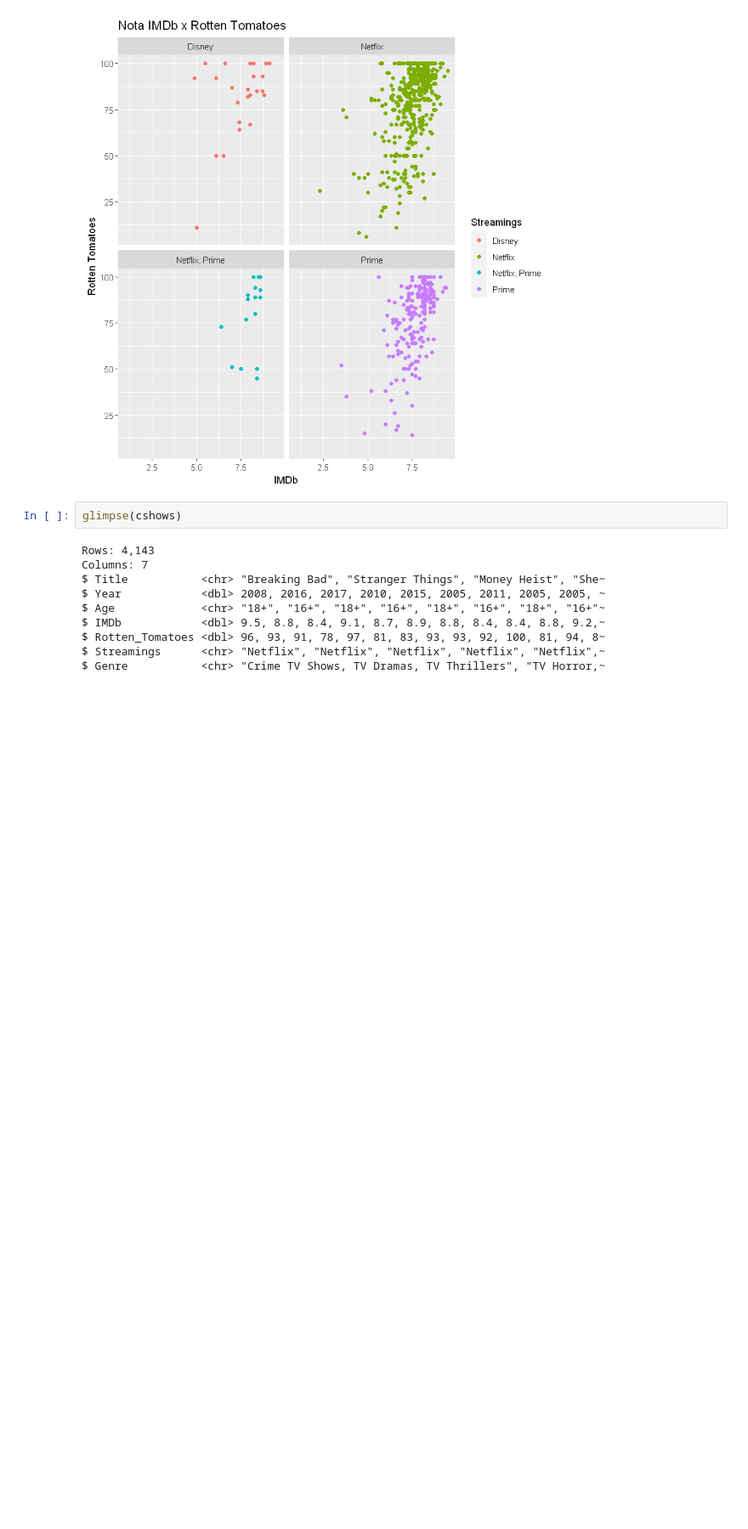
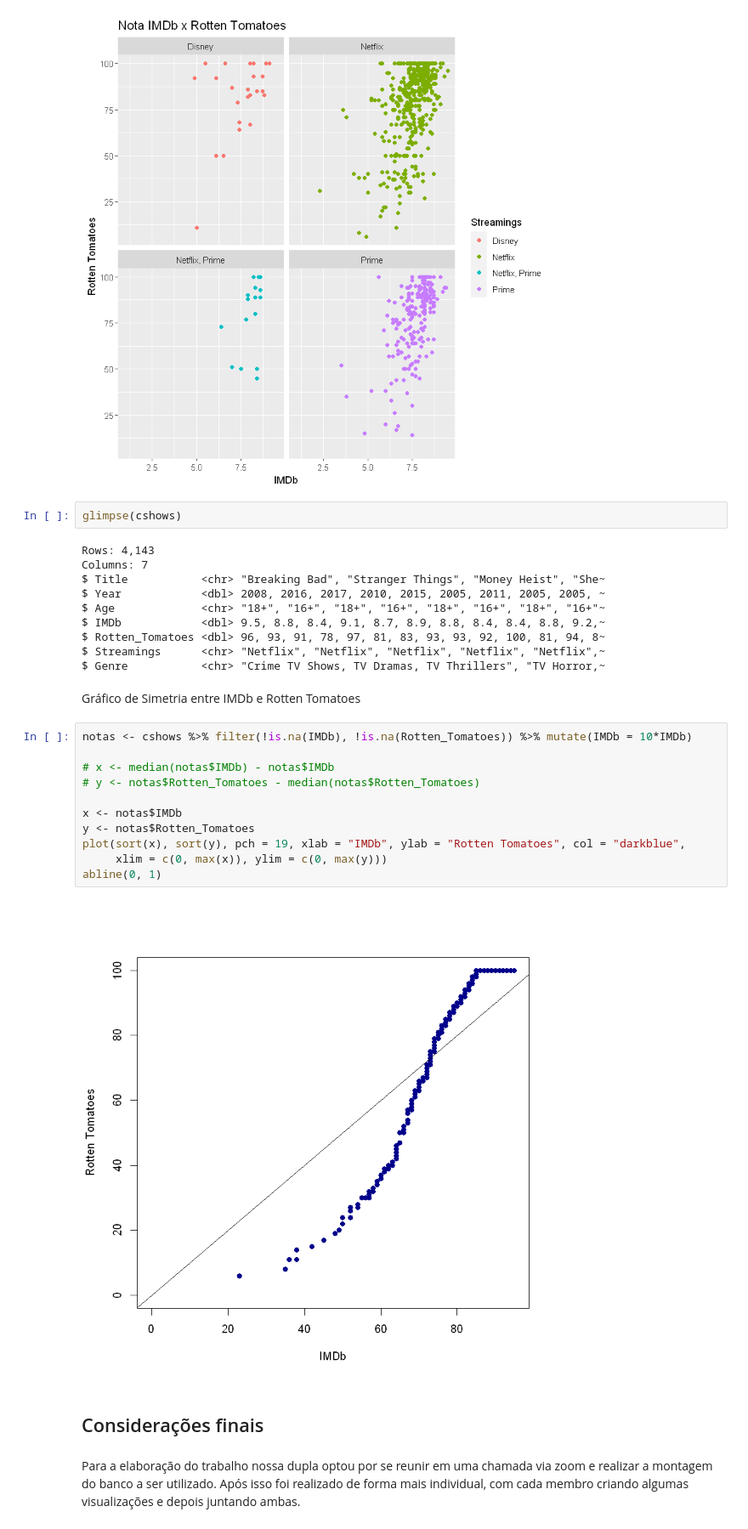
Before and after one commit to igorcj/AEDV, a Jupyter notebook: TV-Shows_Michels.ipynb, the cells around one changed output. Shown at 85% size. Drawn from its saved outputs; the diff is of its cells as text; blank space fills up the shorter version.

Commit message:
simetria

```diff
--- a/TV-Shows_Michels.ipynb
+++ b/TV-Shows_Michels.ipynb
@@ -420,3 +420,22 @@ $ IMDb            <dbl> 9.5, 8.8, 8.4, 9.1, 8.7, 8.9, 8.8, 8.4, 8.4, 8.8, 9.2,~
 $ Rotten_Tomatoes <dbl> 96, 93, 91, 78, 97, 81, 83, 93, 93, 92, 100, 81, 94, 8~
 $ Streamings      <chr> "Netflix", "Netflix", "Netflix", "Netflix", "Netflix",~
 $ Genre           <chr> "Crime TV Shows, TV Dramas, TV Thrillers", "TV Horror,~
+# %% [markdown]
+Gráfico de Simetria entre IMDb e Rotten Tomatoes
+# %%
+notas <- cshows %>% filter(!is.na(IMDb), !is.na(Rotten_Tomatoes)) %>% mutate(IMDb = 10*IMDb)
+
+# x <- median(notas$IMDb) - notas$IMDb
+# y <- notas$Rotten_Tomatoes - median(notas$Rotten_Tomatoes)
+
+x <- notas$IMDb
+y <- notas$Rotten_Tomatoes
+plot(sort(x), sort(y), pch = 19, xlab = "IMDb", ylab = "Rotten Tomatoes", col = "darkblue",
+     xlim = c(0, max(x)), ylim = c(0, max(y)))
+abline(0, 1)
+# %% [output]
+[figure, added]
+# %% [markdown]
+## Considerações finais
+# %% [markdown]
+Para a elaboração do trabalho nossa dupla optou por se reunir em uma chamada via zoom e realizar a montagem do banco a ser utilizado. Após isso foi realizado de forma mais individual, com cada membro criando algumas visualizações e depois juntando ambas.
```
